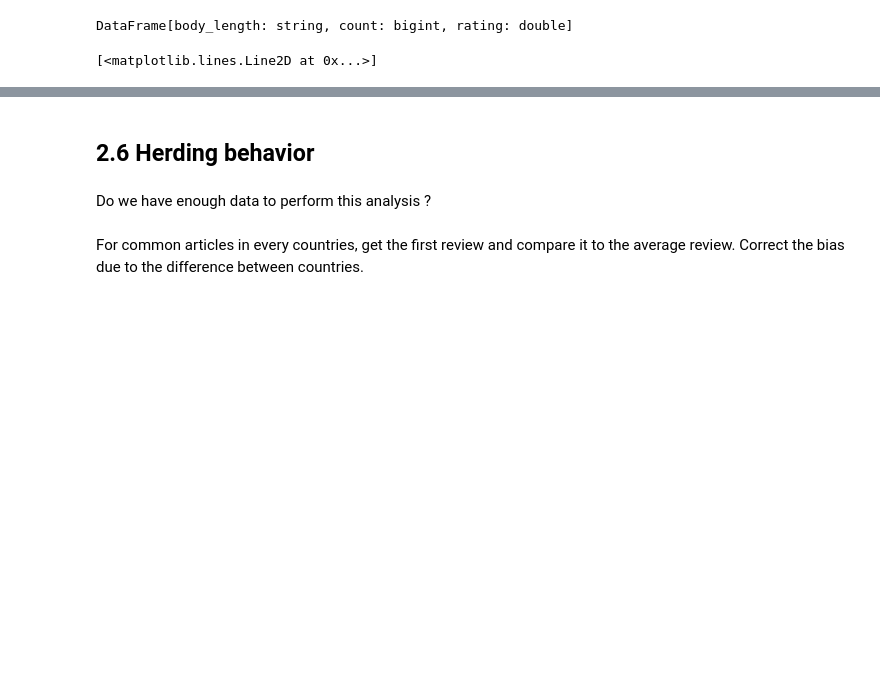
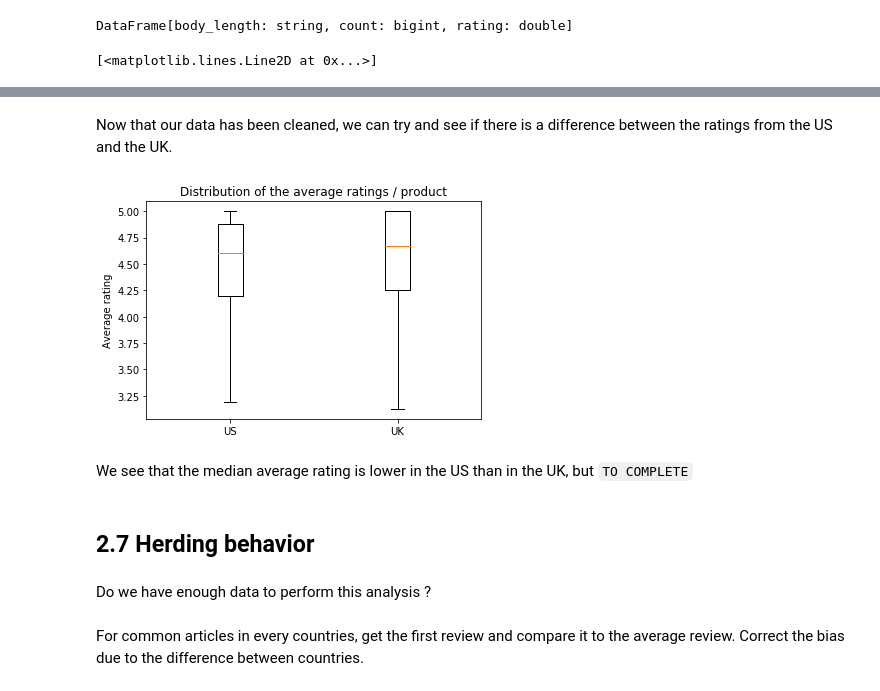
Before and after one commit to Billotais/cs_401_project, a Jupyter notebook: notebook.ipynb, the cells around one changed output, grey strips where cells are left out. Saved outputs shown, nothing was run; the diff lists cells and outputs as text; code cells hidden in the pictures; blank space fills up the shorter version.

```diff
--- a/notebook.ipynb
+++ b/notebook.ipynb
@@ -287,0 +379,3 @@ Compare for common articles on the same time period, do analysis. => Get average
+# %%
+latest_date = us_uk.select(f.col('us.product_id'),greatest(f.col('us.first_date'), f.col('uk.first_date'))) \
+                        .withColumnRenamed("product_id", "id").withColumnRenamed("greatest(us.first_date, uk.first_date)", 'latest_date')
@@ -287,0 +391,8 @@ Compare for common articles on the same time period, do analysis. => Get average
+# %%
+us_common_with_date = data_us.join(latest_date, data_us['product_id'] == latest_date['id'])
+us_common_reviews = us_common_with_date.where('review_date >= latest_date')
+_ = us_common_reviews.persist()
+
+uk_common_with_date = data_uk.join(latest_date, data_uk['product_id'] == latest_date['id'])
+uk_common_reviews = uk_common_with_date.where('review_date >= latest_date')
+_ = uk_common_reviews.persist()
@@ -287,0 +401,3 @@ Compare for common articles on the same time period, do analysis. => Get average
+# %%
+common_us_avg = group_by_product(us_common_reviews)
+common_uk_avg = group_by_product(uk_common_reviews)
@@ -288,5 +422,19 @@ Compare for common articles on the same time period, do analysis. => Get average
+# %% [markdown]
+Now that our data has been cleaned, we can try and see if there is a difference between the ratings from the US and the UK.
+# %%
+us_pd = common_us_avg.toPandas()
+uk_pd = common_uk_avg.toPandas()
+# %%
+plt.boxplot([us_pd['rating'], uk_pd['rating']], 0, sym='',autorange=True, labels=['US', 'UK'])
+plt.title('Distribution of the average ratings / product')
+plt.ylabel('Average rating')
+plt.show()
+# %% [output]
+[figure, added]
+# %% [markdown]
+We see that the median average rating is lower in the US than in the UK, but `TO COMPLETE`
 # %% [markdown]
-## 2.6 Herding behavior
+## 2.7 Herding behavior
 # %% [markdown]
 Do we have enough data to perform this analysis ?
 # %% [markdown]
```
Also changed, not shown: parts of 47 cells of this notebook.
